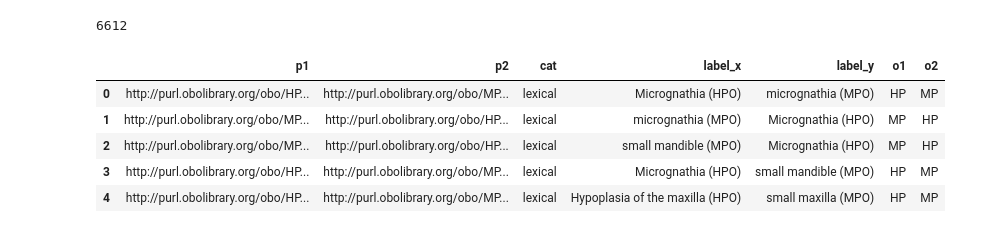
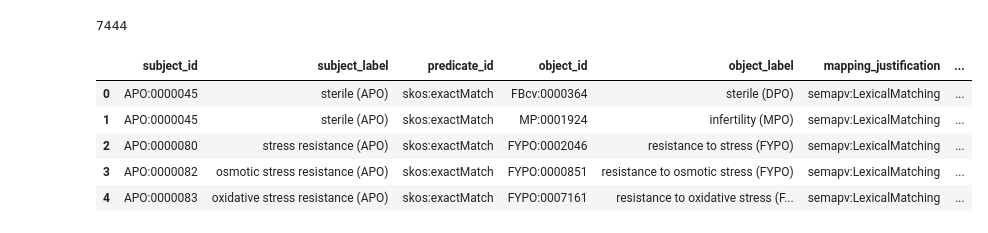
Before and after one commit to obophenotype/upheno-dev, a Jupyter notebook: src/scripts/lexical_mapping.ipynb, the cells around one changed output. Drawn from its saved outputs; the diff is of its cells as text; code cells hidden in the pictures.

Commit message:
Lexical matching pipeline

```diff
--- a/src/scripts/lexical_mapping.ipynb
+++ b/src/scripts/lexical_mapping.ipynb
@@ -217,43 +236,66 @@ l[l['iri']=="http://purl.obolibrary.org/obo/HP_0011138"]
 # %%
-def compute_mappings(dd,l):
+converter = curies.get_obo_converter()
+
+def compute_mappings(dd,l,meta):
     data = []
     done = set()
     for label in dd:
         if label in done:
             continue
         done.add(label)
         iris = dd.get(label)
         if label in merge_labels:
             for lab in merge_labels[label]:
                 iris.extend(dd.get(lab))
                 done.add(lab)
         iris = list(set(iris))
         if len(iris)>1:
             #print(iris)
             pairs = pairwise(iris)
             for pair in pairs:
-                data.append([pair[0], pair[1]])
-                data.append([pair[1], pair[0]])
+                curie1 = pair[0]
+                curie2 = pair[1]
+                data.append([curie1, curie2])
+                data.append([curie2, curie1])
     df_mappings =  pd.DataFrame.from_records(data)
     df_mappings = df_mappings.drop_duplicates()
-    df_mappings['cat'] = 'lexical'
-    df_mappings.columns = ['p1','p2','cat']
-    df_maps = pd.merge(df_mappings,l,  how='left', left_on=['p1'], right_on=['iri'])
-    df_maps=df_maps.drop('iri',1)
-    df_maps = pd.merge(df_maps, l,  how='left', left_on=['p2'], right_on=['iri'])
-    df_maps=df_maps.drop('iri',1)
-    df_maps['o1']=[re.sub('[_][0-9]+', '', iri.replace("http://purl.obolibrary.org/obo/","")) for iri in df_maps['p1'].values]
-    df_maps['o2']=[re.sub('[_][0-9]+', '', iri.replace("http://purl.obolibrary.org/obo/","")) for iri in df_maps['p2'].values]
-    return df_maps
+    df_mappings['mapping_justification'] = 'semapv:LexicalMatching'
+    df_mappings['predicate_id'] = 'skos:exactMatch'
+    df_mappings.columns = ['subject_id','object_id','mapping_justification','predicate_id']
+    df_maps = pd.merge(df_mappings,l,  how='left', left_on=['subject_id'], right_on=['iri'])
+    df_maps=df_maps.drop('iri',axis=1)
+    df_maps = pd.merge(df_maps, l,  how='left', left_on=['object_id'], right_on=['iri'])
+    df_maps=df_maps.drop('iri',axis=1)
+    df_maps['subject_source']=["obo:"+re.sub('[_][0-9]+', '', iri.replace("http://purl.obolibrary.org/obo/","")).lower() for iri in df_maps['subject_id'].values]
+    df_maps['object_source']=["obo:"+re.sub('[_][0-9]+', '', iri.replace("http://purl.obolibrary.org/obo/","")).lower() for iri in df_maps['object_id'].values]
+    df_maps['subject_id']=[converter.compress(iri) for iri in df_maps['subject_id'].values]
+    df_maps['object_id']=[converter.compress(iri) for iri in df_maps['object_id'].values]
+    df_maps.rename(columns={'label_x': 'subject_label', 'label_y': 'object_label'}, inplace=True)
+    df_maps = df_maps[df_maps['subject_id'].notna()]
+    df_maps = df_maps[df_maps['object_id'].notna()]
+    df_maps = df_maps[df_maps['predicate_id'].notna()]
+    default_metadata = get_default_metadata()
+    msdf = from_sssom_dataframe(df=df_maps, meta=meta, prefix_map=default_metadata.prefix_map)
+    return msdf
 
-df_mapping = compute_mappings(dd,l)
+meta = {
+            "mapping_set_id": 'http://w3id.org/sssom/commons/monarch/upheno_lexical.custom.sssom.tsv',
+            "mapping_set_description": 'A manual matching pipeline maintained by the Monarch Initiative.',
+            "license": 'https://creativecommons.org/publicdomain/zero/1.0/'
+       }
+df_mapping_msdf = compute_mappings(dd,l,meta)
+
+df_mapping = df_mapping_msdf.df
+
 print(len(df_mapping))
+
+
 df_mapping.head()
 # %% [output]
-6612
+7444
-|  | p1 | p2 | cat | label_x | label_y | o1 | o2 |
-| 0 | http://purl.obolibrary.org/obo/HP... | http://purl.obolibrary.org/obo/MP... | lexical | Micrognathia (HPO) | micrognathia (MPO) | HP | MP |
-| 1 | http://purl.obolibrary.org/obo/MP... | http://purl.obolibrary.org/obo/HP... | lexical | micrognathia (MPO) | Micrognathia (HPO) | MP | HP |
-| 2 | http://purl.obolibrary.org/obo/MP... | http://purl.obolibrary.org/obo/HP... | lexical | small mandible (MPO) | Micrognathia (HPO) | MP | HP |
-| 3 | http://purl.obolibrary.org/obo/HP... | http://purl.obolibrary.org/obo/MP... | lexical | Micrognathia (HPO) | small mandible (MPO) | HP | MP |
-| 4 | http://purl.obolibrary.org/obo/HP... | http://purl.obolibrary.org/obo/MP... | lexical | Hypoplasia of the maxilla (HPO) | small maxilla (MPO) | HP | MP |
+|  | subject_id | subject_label | predicate_id | object_id | object_label | mapping_justification | ... |
+| 0 | APO:0000045 | sterile (APO) | skos:exactMatch | FBcv:0000364 | sterile (DPO) | semapv:LexicalMatching | ... |
+| 1 | APO:0000045 | sterile (APO) | skos:exactMatch | MP:0001924 | infertility (MPO) | semapv:LexicalMatching | ... |
+| 2 | APO:0000080 | stress resistance (APO) | skos:exactMatch | FYPO:0002046 | resistance to stress (FYPO) | semapv:LexicalMatching | ... |
+| 3 | APO:0000082 | osmotic stress resistance (APO) | skos:exactMatch | FYPO:0000851 | resistance to osmotic stress (FYPO) | semapv:LexicalMatching | ... |
+| 4 | APO:0000083 | oxidative stress resistance (APO) | skos:exactMatch | FYPO:0007161 | resistance to oxidative stress (F... | semapv:LexicalMatching | ... |
```
Also changed, not shown: parts of 15 cells of this notebook, 7 other files.
